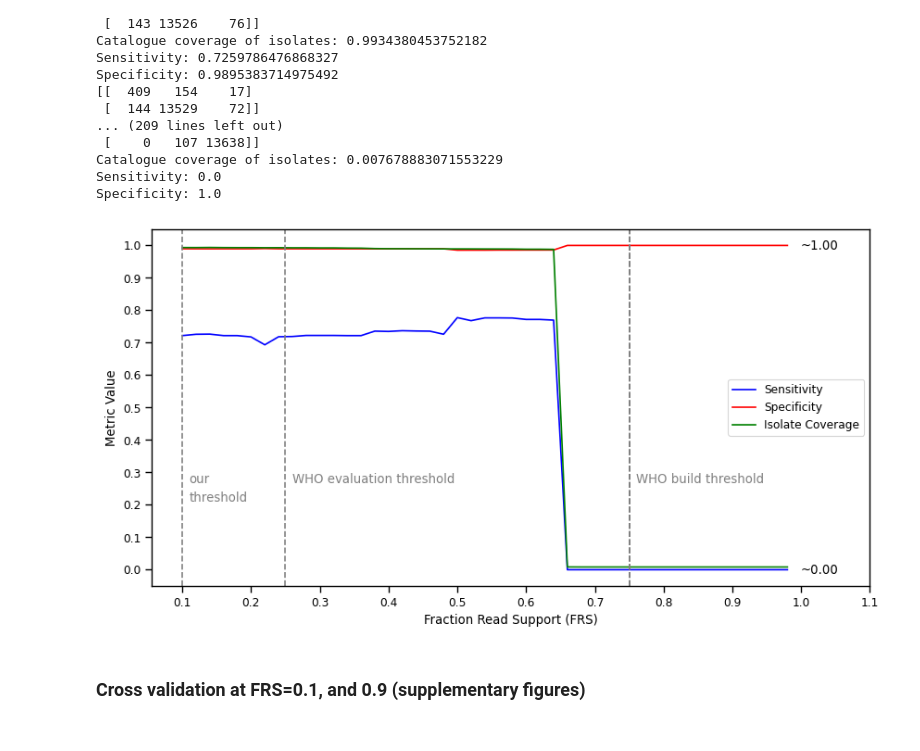
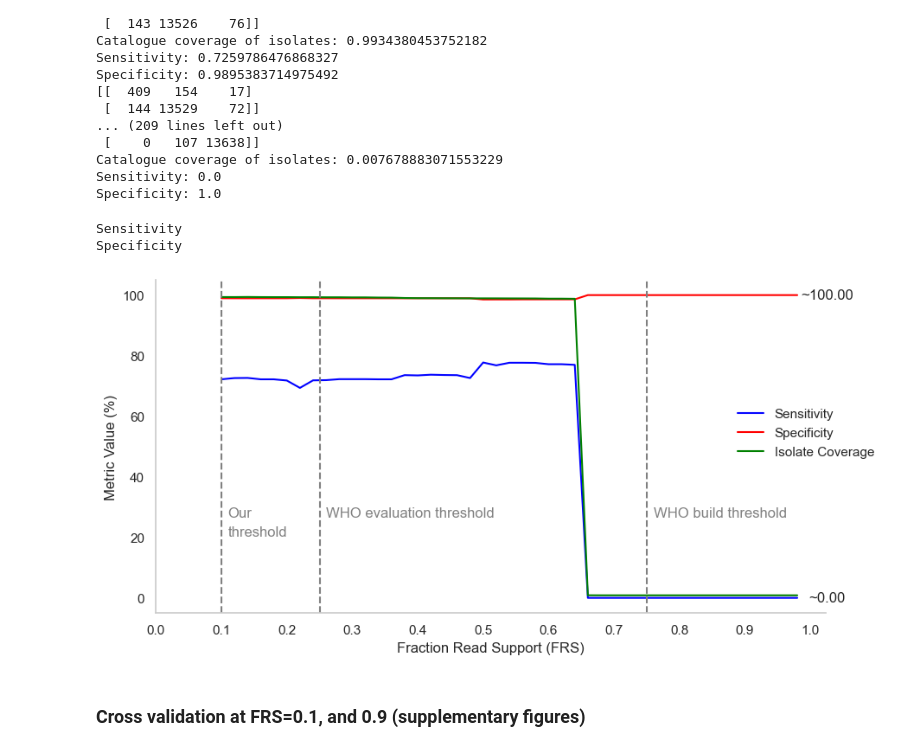
Before and after one commit to fowler-lab/tb-bdq-cat, a Jupyter notebook: results.ipynb, the cells around one changed output. Cells and saved outputs as stored; diff of their text form; code cells hidden in the pictures.

```diff
--- a/results.ipynb
+++ b/results.ipynb
@@ -49,14 +51,13 @@ growth = growth[growth.DRUG=='BDQ']
 # %%
 # filter for high quality phenotypes
 phenotypes = phenotypes[
-    (phenotypes.DRUG == "BDQ") & (phenotypes.PHENOTYPE_QUALITY == "HIGH")
+    (phenotypes.DRUG == "BDQ") & (phenotypes.PHENOTYPE_QUALITY.isin(['HIGH']))
 ][["UNIQUEID", "DRUG", "BINARY_PHENOTYPE", "MIC"]].rename(
     columns={"BINARY_PHENOTYPE": "PHENOTYPE", "MIC": "METHOD_MIC"}
 )
 phenotypes = pd.concat([phenotypes, sha_phenotypes], ignore_index=True)
 phenotypes = phenotypes[~phenotypes.METHOD_MIC.isna()]
 phenotypes = phenotypes[~phenotypes.PHENOTYPE.isna()]
-
 
 mutations_copy = mutations.copy()
 
@@ -356,17 +399,13 @@ for i in np.arange(0.1, 1, 0.02):
     #Build and save catalogue
     BuildCatalogue(samples, cat_mutations, i).return_piezo(
         "NC_000962.3", f"BDQ-FRS-{i*100}-2023.11", "1.1", "BDQ", piezo_wildcards
-    ).to_csv(f"./catalogues/catalogue_FRS_{i*100}.csv", index=False)
+    ).to_csv(f"./catalogues/catalogue_FRS_{int(i*100)}.csv", index=False)
     #predict with catalogue
-    cm = piezo_predict(all, f"./catalogues/catalogue_FRS_{i*100}.csv", "BDQ", Print=False)["cm"]
-    sens.append(cm[0][0] / (cm[0][0] + cm[0][1]))
-    spec.append(cm[1][1] / (cm[1][1] + cm[1][0]))
-    cov.append((len(samples) - cm[0][2] - cm[1][2]) / len(samples))
+    cm = piezo_predict(all, f"./catalogues/catalogue_FRS_{int(i*100)}.csv", "BDQ", Print=False)["cm"]
+    sens.append(100*(cm[0][0] / (cm[0][0] + cm[0][1])))
+    spec.append(100*(cm[1][1] / (cm[1][1] + cm[1][0])))
+    cov.append(100*(len(samples) - cm[0][2] - cm[1][2]) / len(samples))
     FRS.append(i)
-
-data = pd.DataFrame(
-    {"FRS": FRS, "Sensitivity": sens, "Specificity": spec, "Coverage": cov}
-)
 # %% [output]
 [[  405   156    19]
  [  141 13530    74]]
@@ -386,6 +425,11 @@ Catalogue coverage of isolates: 0.007678883071553229
 Sensitivity: 0.0
 Specificity: 1.0
 # %%
+data = pd.DataFrame(
+    {"FRS": FRS, "Sensitivity": sens, "Specificity": spec, "Coverage": cov}
+)
+
+
 # Create a line plot using seaborn
 plt.figure(figsize=(10, 5))
 sns.lineplot(x="FRS", y="Sensitivity", data=data, label="Sensitivity", color="blue")
@@ -393,6 +437,14 @@ sns.lineplot(x="FRS", y="Specificity", data=data, label="Specificity", color="re
 sns.lineplot(x="FRS", y="Coverage", data=data, label="Isolate Coverage", color="green")
 
 yticks = [
+    0,
+    20,
+    40,
+    60,
+    80,
+    100,
+]  # Your custom y-tick values
+xticks = [
     0,
     0.1,
     0.2,
@@ -403,60 +455,51 @@ yticks = [
     0.7,
     0.8,
     0.9,
-    1,
-]  # Your custom y-tick values
-xticks = [
-    0.1,
-    0.2,
-    0.3,
-    0.4,
-    0.5,
-    0.6,
-    0.7,
-    0.8,
-    0.9,
     1.0,
-    1.1,
 ]  # Your custom y-tick values
 
 plt.yticks(yticks)
 plt.xticks(xticks)
 
 # Add labels and legend
 plt.xlabel("Fraction Read Support (FRS)")
-plt.ylabel("Metric Value")
-plt.legend(loc="best")
+plt.ylabel("Metric Value (%)")
+plt.legend(loc="best", frameon=False, bbox_to_anchor=(0.85, 0.65))
 
 # Add final values at the end of each line
 for line in plt.gca().lines[:-1]:
+    print (line.get_label())
     x_data = line.get_xdata()
     y_data = line.get_ydata()
     final_value = y_data[-1]
     plt.annotate(
         f"~{final_value:.2f}",
         (x_data[-1], final_value),
         textcoords="offset points",
         xytext=(25, -3),
         ha="center",
     )
 
-    plt.axvline(x=0.75, color="gray", linestyle="--", label="FRS=0.75")
 
 plt.axvline(x=0.75, color="gray", linestyle="--", label="FRS=0.75")
-plt.text(0.76, 0.3, "WHO build threshold", color="gray", ha="left", va="top")
+plt.text(0.76, 30, "WHO build threshold", color="gray", ha="left", va="top")
 
 plt.axvline(x=0.25, color="gray", linestyle="--", label="FRS=0.25")
-plt.text(0.26, 0.3, "WHO evaluation threshold", color="gray", ha="left", va="top")
+plt.text(0.26, 30, "WHO evaluation threshold", color="gray", ha="left", va="top")
 
 plt.axvline(x=0.1, color="gray", linestyle="--", label="FRS=0.1")
-plt.text(0.11, 0.3, "our", color="gray", ha="left", va="top")
-plt.text(0.11, 0.24, "threshold", color="gray", ha="left", va="top")
+plt.text(0.11, 30, "Our", color="gray", ha="left", va="top")
+plt.text(0.11, 24, "threshold", color="gray", ha="left", va="top")
 
+sns.despine(top=True, right=True)
+plt.grid(False)
 
 # Show the plot
 plt.show()
 # %% [output]
+Sensitivity
+Specificity
-[figure, old version]
+[figure, new version]
 # %% [markdown]
 ### Cross validation at FRS=0.1, and 0.9 (supplementary figures)
 # %% [markdown]
```
Also changed, not shown: parts of 23 cells of this notebook, 57 other files.
